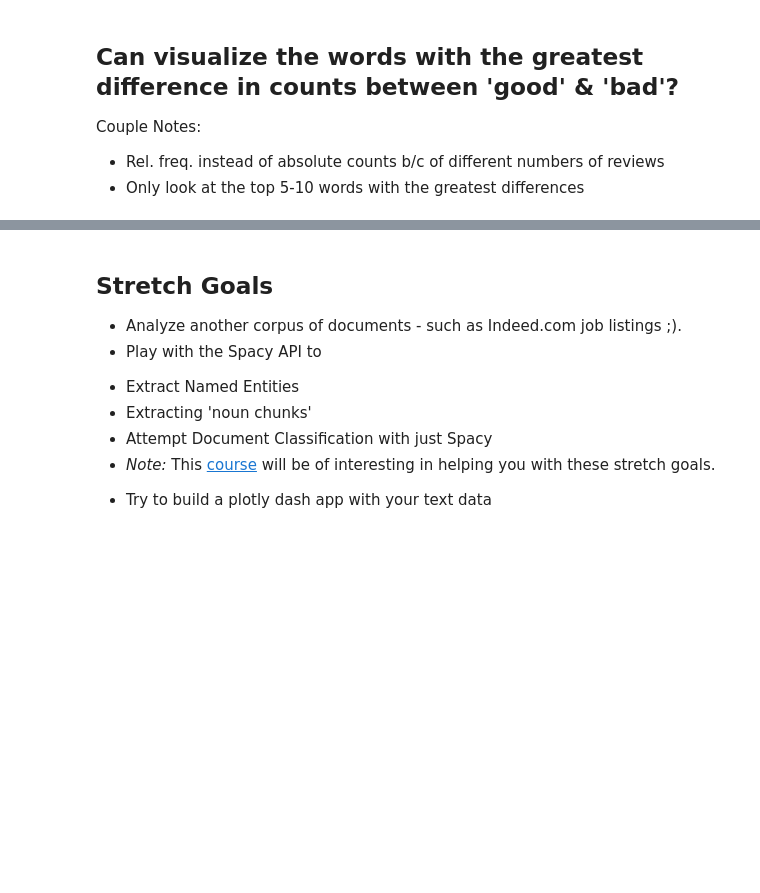
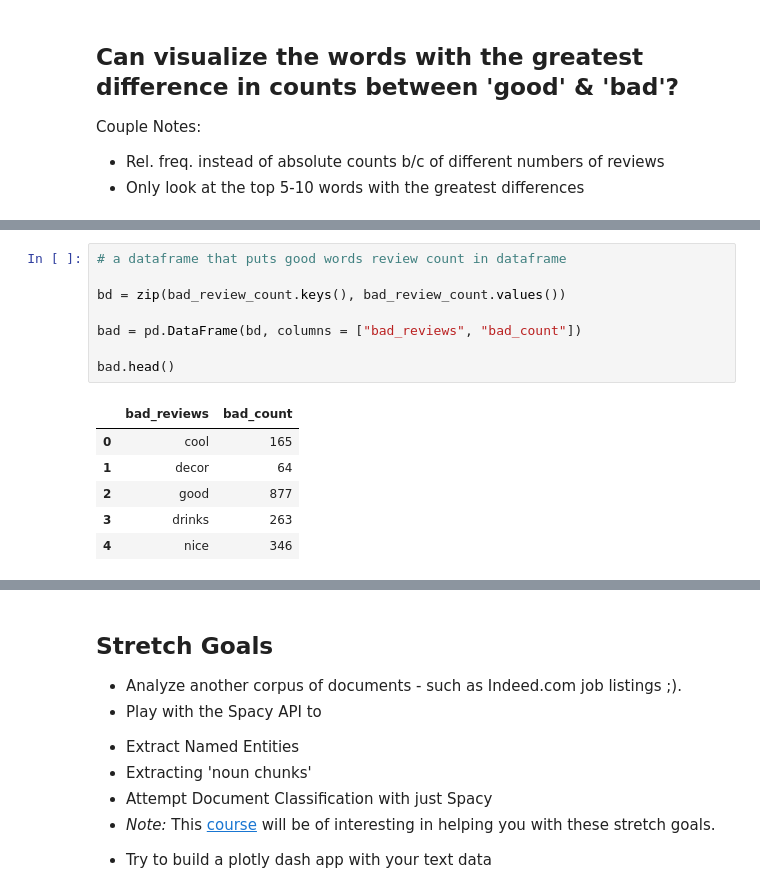
Before and after one commit to EvidenceN/Unit4_Lamda_DS, a Jupyter notebook: module1-text-data/Answers_Unit4_Week1_Day1.ipynb, the cells around one changed output, grey strips where cells are left out. Saved outputs shown, nothing was run; the diff lists cells and outputs as text; blank space fills up the shorter version.

```diff
--- a/module1-text-data/Answers_Unit4_Week1_Day1.ipynb
+++ b/module1-text-data/Answers_Unit4_Week1_Day1.ipynb
@@ -519,0 +635,15 @@ Couple Notes:
+# %%
+# a dataframe that puts good words review count in dataframe
+
+bd = zip(bad_review_count.keys(), bad_review_count.values())
+
+bad = pd.DataFrame(bd, columns = ["bad_reviews", "bad_count"])
+
+bad.head()
+# %% [output]
+|  | bad_reviews | bad_count |
+| 0 | cool | 165 |
+| 1 | decor | 64 |
+| 2 | good | 877 |
+| 3 | drinks | 263 |
+| 4 | nice | 346 |
```
Also changed, not shown: parts of 11 cells of this notebook.
